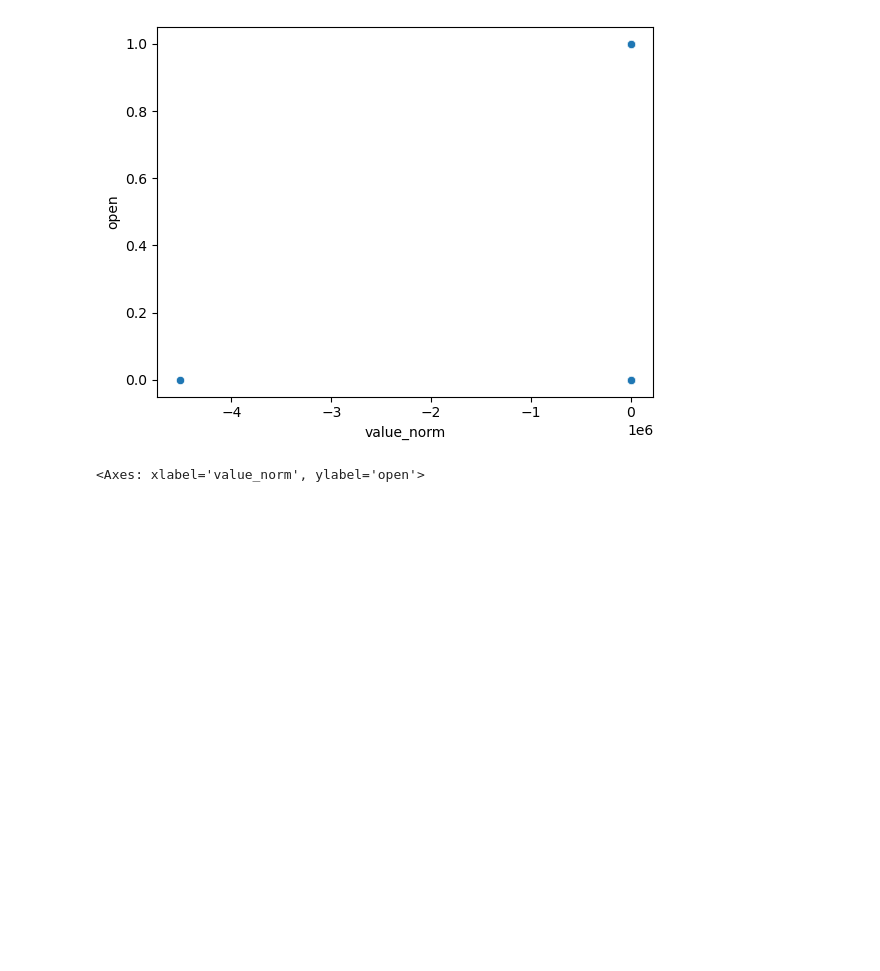
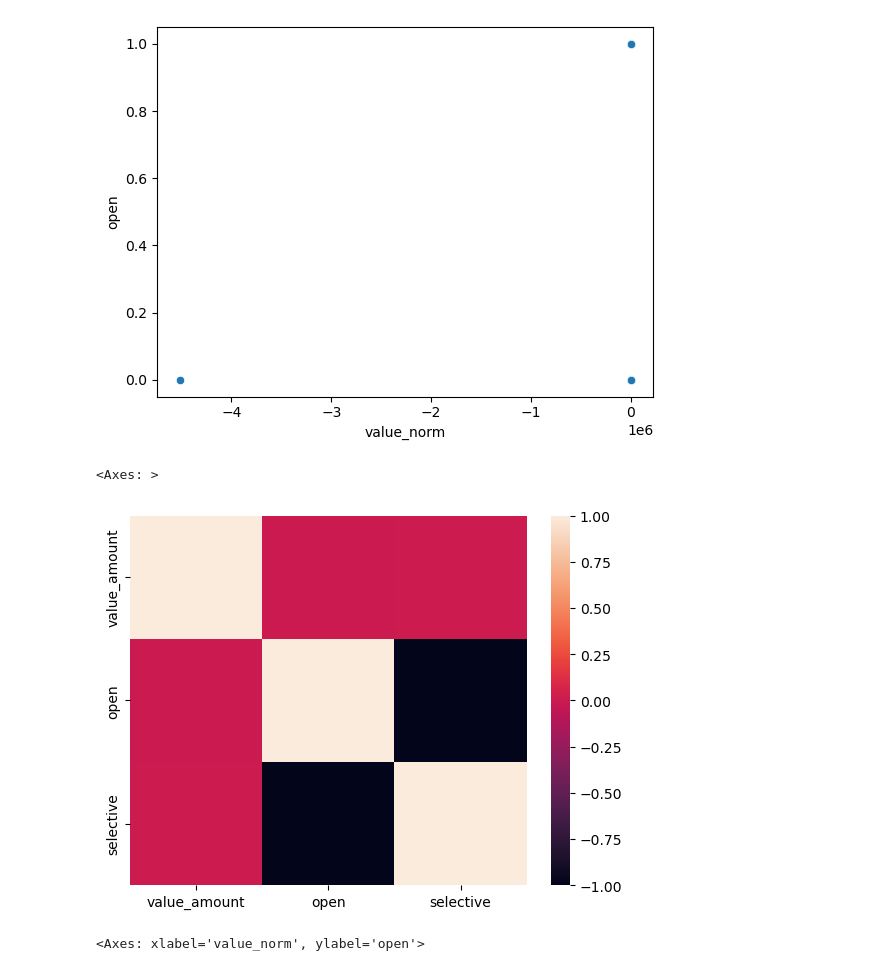
Before and after one commit to Camila-Rojas-05/Proyecto-IMT-2200-1-Grupo-14, a Jupyter notebook: Analisis_Respuestas.ipynb, the cells around one changed output. Cells and saved outputs as stored; diff of their text form; code cells hidden in the pictures; blank space fills up the shorter version.

```diff
--- a/Analisis_Respuestas.ipynb
+++ b/Analisis_Respuestas.ipynb
@@ -99,6 +99,12 @@ sns.scatterplot(df_p1_2018, y="open", x="value_norm")
 # %% [output]
 <Axes: xlabel='value_norm', ylabel='open'>
 [figure]
+# %%
+correlacion_18 = df_p1_2018[["value_amount","open", "selective"]].corr()
+sns.heatmap(correlacion_18)
+# %% [output]
+<Axes: >
+[figure, added]
 # %%
 df_p1_2021 = award_2021[["procurementMethod", "value_amount", "value_monetary_unit"]]
 df_p1_2021 = df_p1_2021.loc[df_p1_2021["value_monetary_unit"] == "CLP"]
```
Also changed, not shown: parts of 23 cells of this notebook.
